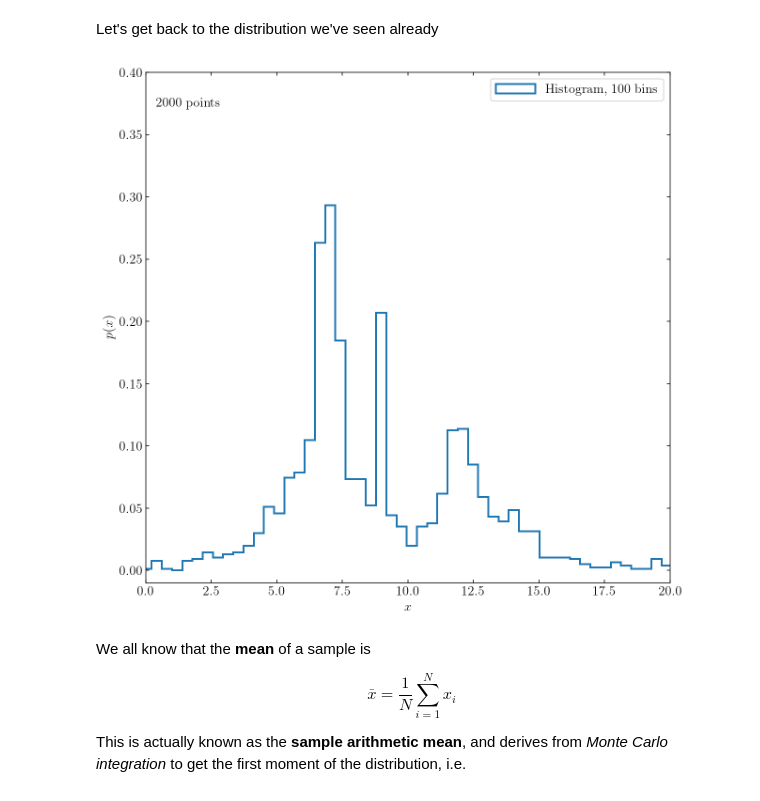
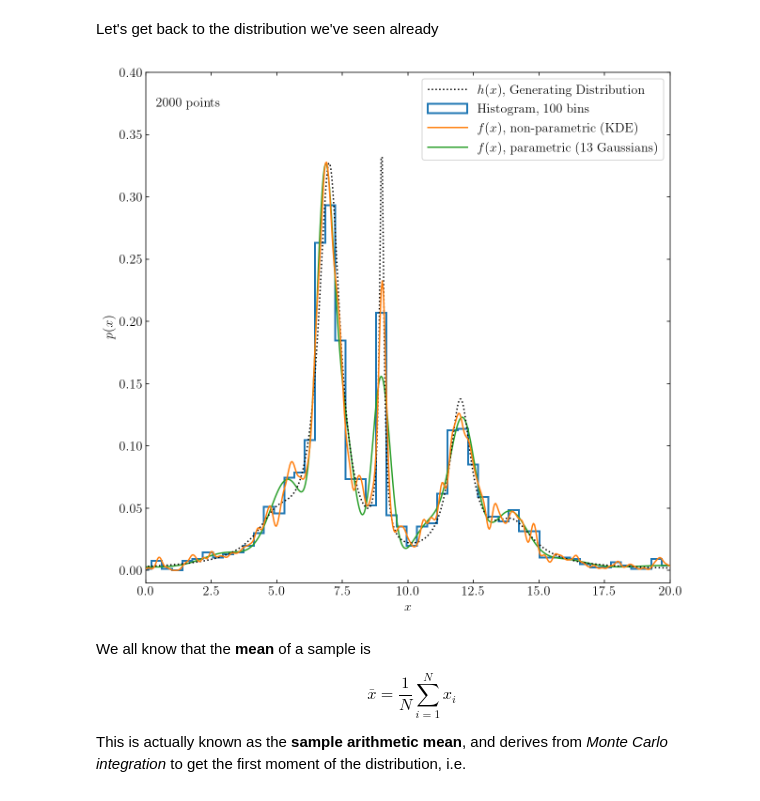
Before and after one commit to Andrea-Pierini/astrostatistics_bicocca_2022-1, a Jupyter notebook: lectures/L03_probability.ipynb, the cells around one changed output. Cells and saved outputs as stored; diff of their text form; code cells hidden in the pictures.

```diff
--- a/lectures/L03_probability.ipynb
+++ b/lectures/L03_probability.ipynb
@@ -131,7 +131,7 @@ fig,ax = plt.subplots(figsize=(10, 10))
 xgrid = np.linspace(-10, 30, 1000)
 
 # True distribution: you typically don't have it! Only have the samples!
-if False:
+if True:
     ax.plot(xgrid, hx(xgrid), ':', color='black', zorder=3,
             label="$h(x)$, Generating Distribution")
 
@@ -141,36 +141,36 @@ if True:
     ax.hist(x,density=True,color='C0',bins=100,histtype='step',lw=2, label='Histogram, 100 bins')
 
 # Something more sophisticated: Kernel Density Estimation
 # But try changing the bandwith!
-if False:
+if True:
     kde = KernelDensity(bandwidth=0.1, kernel='gaussian')
     kde.fit(x[:, None])
     dens_kde = np.exp(kde.score_samples(xgrid[:, None]))
     ax.plot(xgrid, dens_kde, '-', color='C1', zorder=3,
             label="$f(x)$, non-parametric (KDE)")
 
 # Use Gaussian Mixtures with a pre-defined number of clusters (13)
-if False:
+if True:
     gmm = GaussianMixture(n_components=13).fit(x.reshape(-1, 1))
     logprob = gmm.score_samples(xgrid.reshape(-1, 1))
     fx = lambda j : np.exp(gmm.score_samples(j.reshape(-1, 1)))
     ax.plot(xgrid, fx(np.array(xgrid)), '-', color='C2',
             label="$f(x)$, parametric (13 Gaussians)")
 
 # Plot cosmetics
 ax.text(0.02, 0.95, "%i points" % N, ha='left', va='top',
             transform=ax.transAxes)
 
 ax.set_ylabel('$p(x)$',fontsize=14)
 ax.legend(loc='upper right')
 
 ax.set_xlabel('$x$',fontsize=14)
 ax.set_xlim(0, 20)
 ax.set_ylim(-0.01, 0.4001)
 
 plt.show()
 # %% [output]
-[figure, old version]
+[figure, new version]
 # %% [markdown]
 We all know that the **mean** of a sample is
 
```
Also changed, not shown: parts of 15 cells of this notebook, 7 other files.
